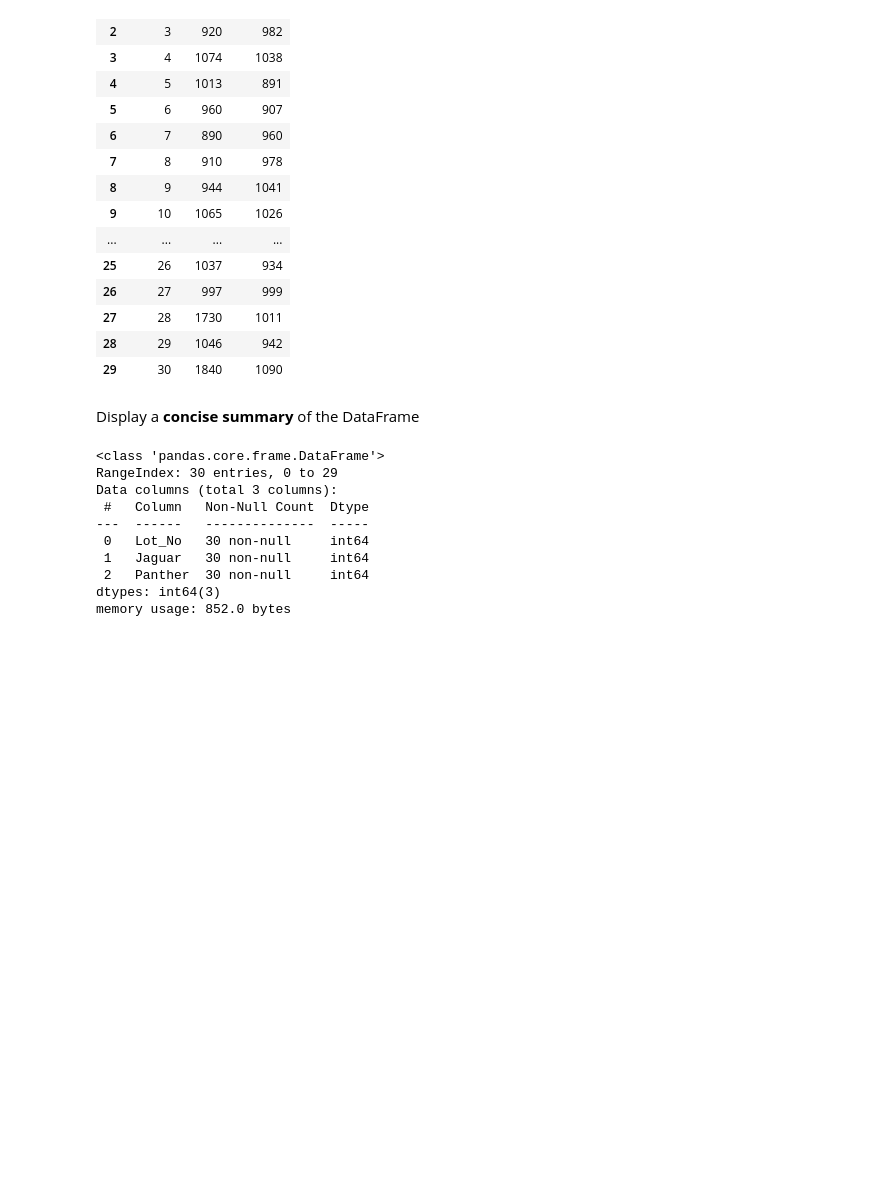
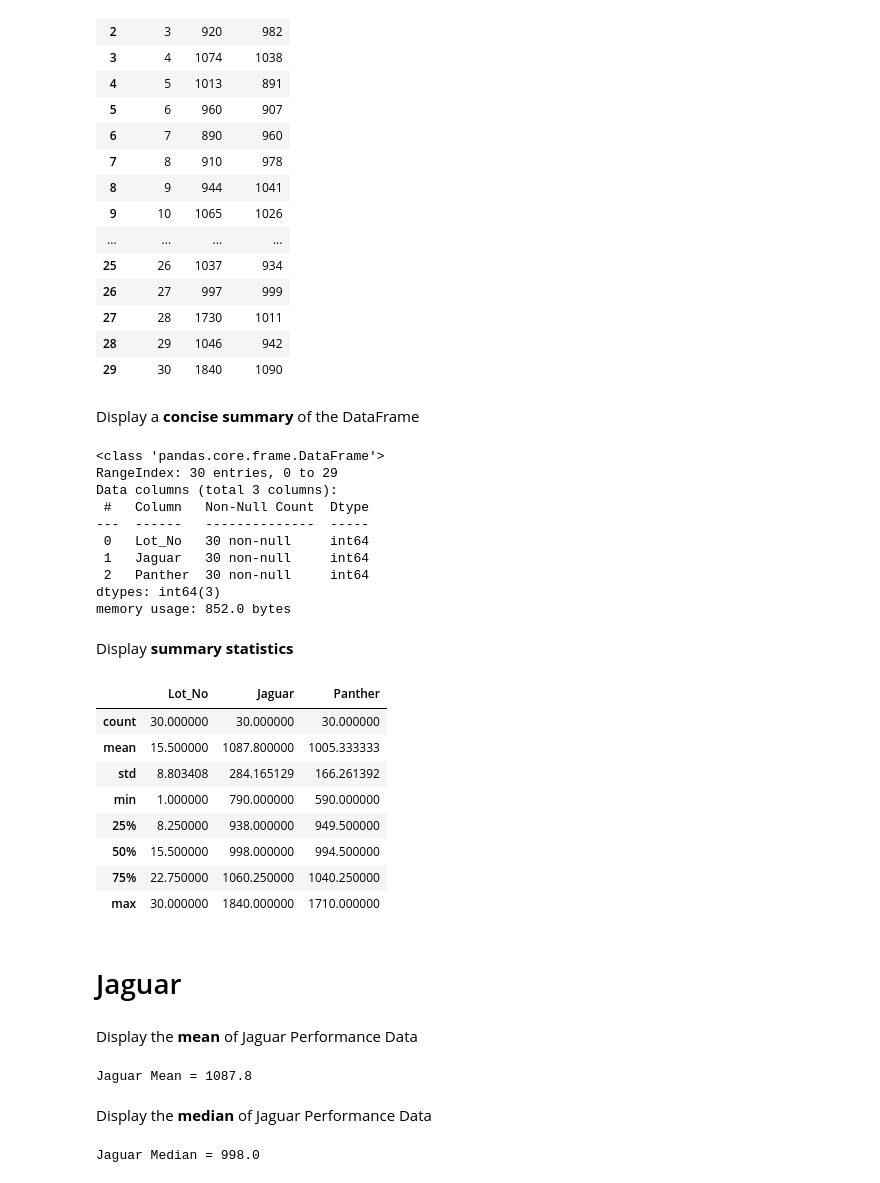
Before and after one commit to Kudo-Shinn/MATHEDA, a Jupyter notebook: Week 4/Week 4-Descriptive-Data-Analysis.ipynb, the cells around one changed output. Saved outputs shown, nothing was run; the diff lists cells and outputs as text; code cells hidden in the pictures; blank space fills up the shorter version.

```diff
--- a/Week 4/Week 4-Descriptive-Data-Analysis.ipynb
+++ b/Week 4/Week 4-Descriptive-Data-Analysis.ipynb
@@ -48,3 +48,34 @@ Data columns (total 3 columns):
  2   Panther  30 non-null     int64
 dtypes: int64(3)
 memory usage: 852.0 bytes
+# %% [markdown]
+Display **summary statistics**
+# %%
+df.describe()
+# %% [output]
+|  | Lot_No | Jaguar | Panther |
+| count | 30.000000 | 30.000000 | 30.000000 |
+| mean | 15.500000 | 1087.800000 | 1005.333333 |
+| std | 8.803408 | 284.165129 | 166.261392 |
+| min | 1.000000 | 790.000000 | 590.000000 |
+| 25% | 8.250000 | 938.000000 | 949.500000 |
+| 50% | 15.500000 | 998.000000 | 994.500000 |
+| 75% | 22.750000 | 1060.250000 | 1040.250000 |
+| max | 30.000000 | 1840.000000 | 1710.000000 |
+# %% [markdown]
+# Jaguar
+# %% [markdown]
+Display the **mean** of Jaguar Performance Data
+# %%
+Jaguar_mean = df['Jaguar'].mean()
+print("Jaguar Mean = "+ str (Jaguar_mean))
+# %% [output]
+Jaguar Mean = 1087.8
+# %% [markdown]
+
+Display the **median** of Jaguar Performance Data
+# %%
+Jaguar_median= df['Jaguar'].median()
+print("Jaguar Median = " + str (Jaguar_median))
+# %% [output]
+Jaguar Median = 998.0
```
Also changed, not shown: parts of 35 cells of this notebook.
